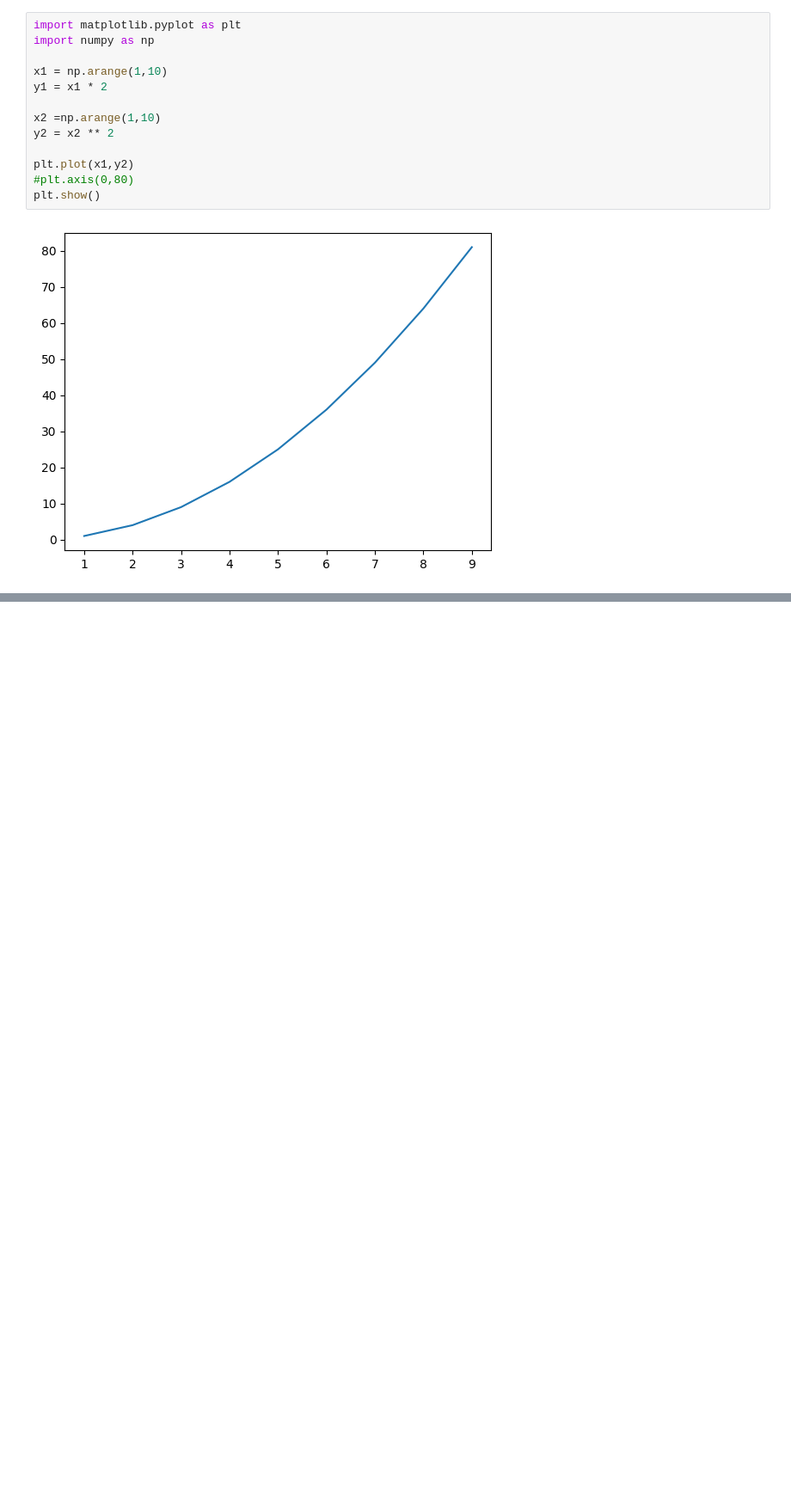
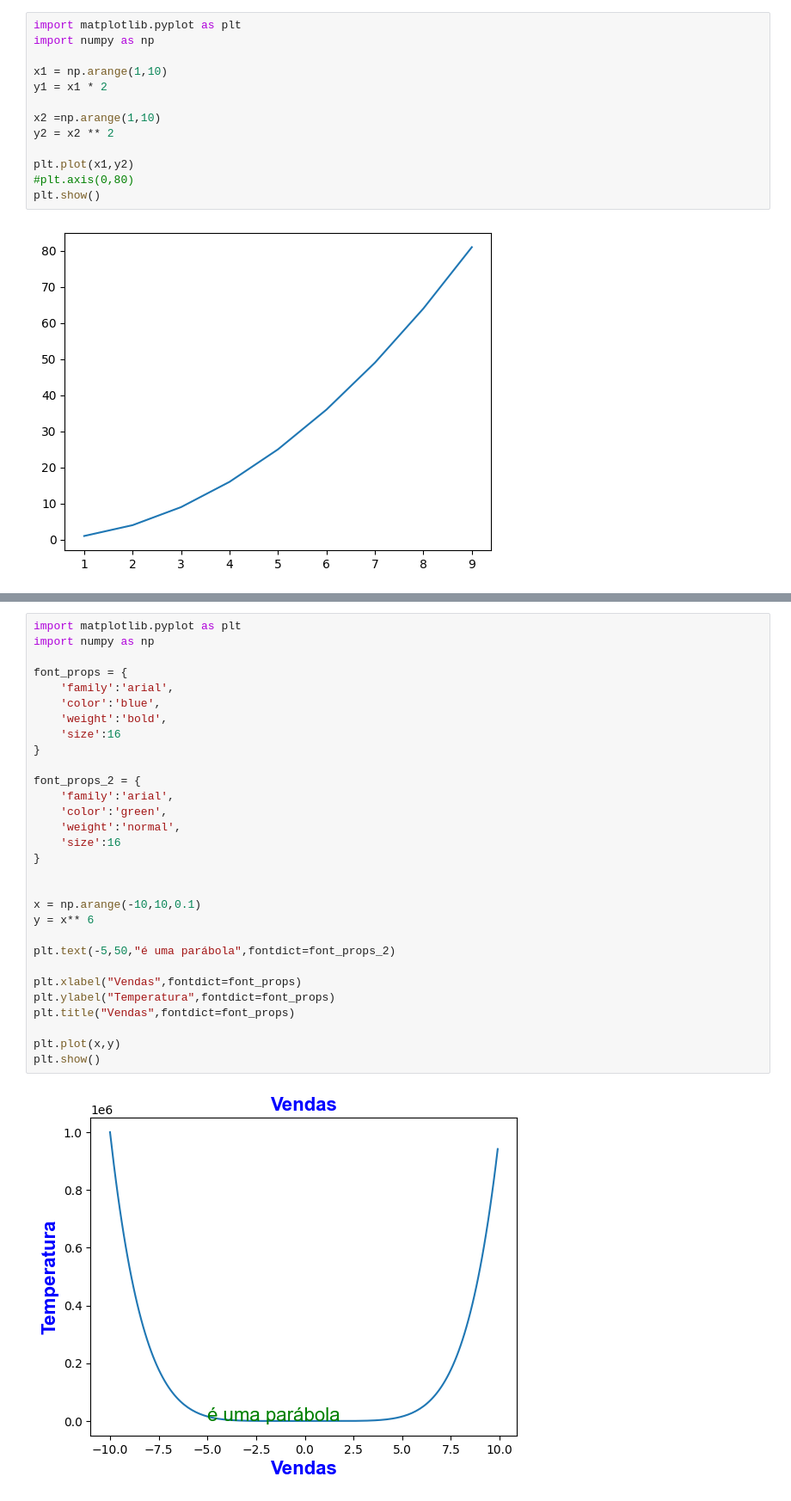
Before and after one commit to 21seya/Python_Engenharia_Dados, a Jupyter notebook: matplotlibexrcicios.ipynb, the cells around one changed output, grey strips where cells are left out. Shown at 86% size. Drawn from its saved outputs; the diff is of its cells as text; blank space fills up the shorter version.

```diff
--- a/matplotlibexrcicios.ipynb
+++ b/matplotlibexrcicios.ipynb
@@ -59,0 +104,32 @@ plt.show()
+# %%
+import matplotlib.pyplot as plt
+import numpy as np
+
+font_props = {
+    'family':'arial',
+    'color':'blue',
+    'weight':'bold',
+    'size':16
+}
+
+font_props_2 = {
+    'family':'arial',
+    'color':'green',
+    'weight':'normal',
+    'size':16
+}
+
+
+x = np.arange(-10,10,0.1)
+y = x** 6
+
+plt.text(-5,50,"é uma parábola",fontdict=font_props_2)
+
+plt.xlabel("Vendas",fontdict=font_props)
+plt.ylabel("Temperatura",fontdict=font_props)
+plt.title("Vendas",fontdict=font_props)
+
+plt.plot(x,y)
+plt.show()
+# %% [output]
+[figure, added]
```
Also changed, not shown: parts of 5 cells of this notebook.
